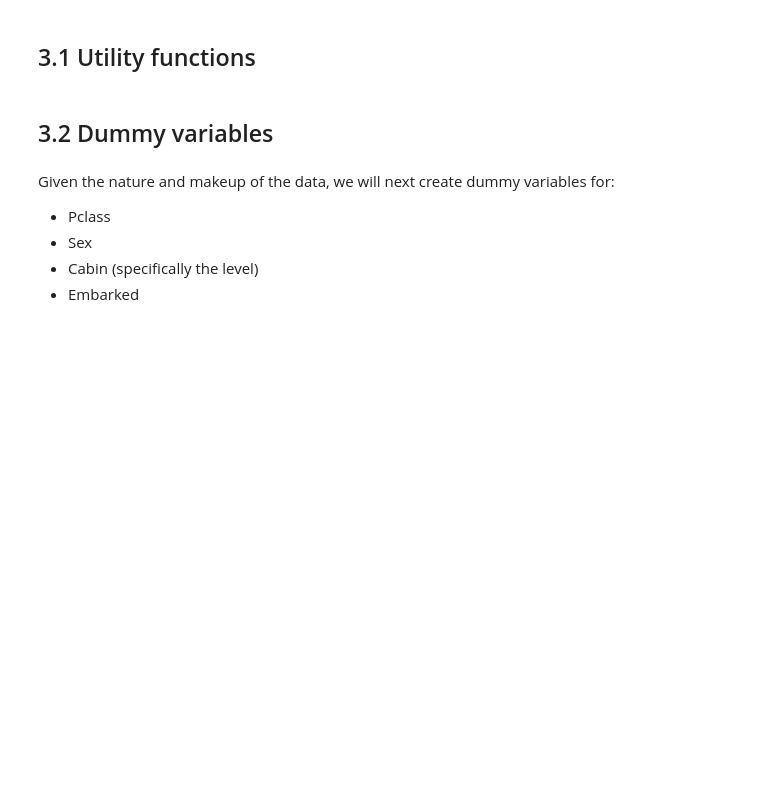
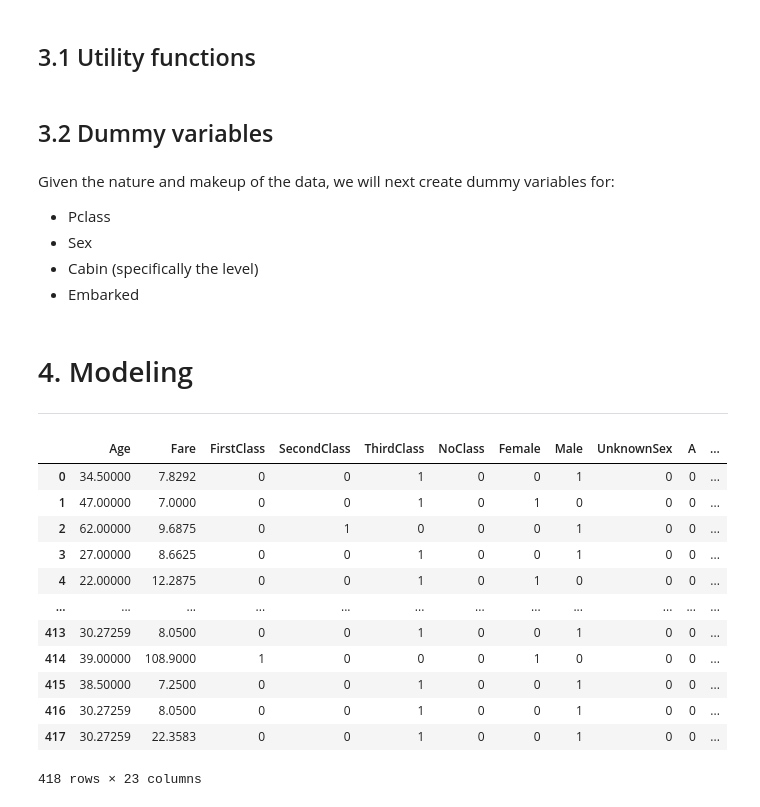
Before and after one commit to SimonAytes/kaggle-titanic-survival, a Jupyter notebook: notebooks/DataExploration.ipynb, the cells around one changed output. Saved outputs shown, nothing was run; the diff lists cells and outputs as text; code cells hidden in the pictures; blank space fills up the shorter version.

```diff
--- a/notebooks/DataExploration.ipynb
+++ b/notebooks/DataExploration.ipynb
@@ -123,0 +148,6 @@ Given the nature and makeup of the data, we will next create dummy variables for
+# %%
+# CABIN
+titanic['Cabin'] = titanic['Cabin'].apply(removeNumbers)
+cabin_df = pd.get_dummies(titanic['Cabin'], drop_first=False, dummy_na=True)
+#cabin_df.columns = ['CabinA', 'CabinB', 'CabinC', 'CabinD', 'CabinE', 'CabinF', 'CabinG', 'CabinN', 'CabinT', 'NoCabin']
+titanic = pd.concat([titanic, cabin_df], axis=1)
@@ -123,0 +166,20 @@ Given the nature and makeup of the data, we will next create dummy variables for
+# %% [markdown]
+# 4. Modeling
+
+----
+# %%
+titanic
+# %% [output]
+|  | Age | Fare | FirstClass | SecondClass | ThirdClass | NoClass | Female | Male | UnknownSex | A | ... |
+| 0 | 34.50000 | 7.8292 | 0 | 0 | 1 | 0 | 0 | 1 | 0 | 0 | ... |
+| 1 | 47.00000 | 7.0000 | 0 | 0 | 1 | 0 | 1 | 0 | 0 | 0 | ... |
+| 2 | 62.00000 | 9.6875 | 0 | 1 | 0 | 0 | 0 | 1 | 0 | 0 | ... |
+| 3 | 27.00000 | 8.6625 | 0 | 0 | 1 | 0 | 0 | 1 | 0 | 0 | ... |
+| 4 | 22.00000 | 12.2875 | 0 | 0 | 1 | 0 | 1 | 0 | 0 | 0 | ... |
+| ... | ... | ... | ... | ... | ... | ... | ... | ... | ... | ... | ... |
+| 413 | 30.27259 | 8.0500 | 0 | 0 | 1 | 0 | 0 | 1 | 0 | 0 | ... |
+| 414 | 39.00000 | 108.9000 | 1 | 0 | 0 | 0 | 1 | 0 | 0 | 0 | ... |
+| 415 | 38.50000 | 7.2500 | 0 | 0 | 1 | 0 | 0 | 1 | 0 | 0 | ... |
+| 416 | 30.27259 | 8.0500 | 0 | 0 | 1 | 0 | 0 | 1 | 0 | 0 | ... |
+| 417 | 30.27259 | 22.3583 | 0 | 0 | 1 | 0 | 0 | 1 | 0 | 0 | ... |
+418 rows × 23 columns
```
Also changed, not shown: parts of 20 cells of this notebook.
